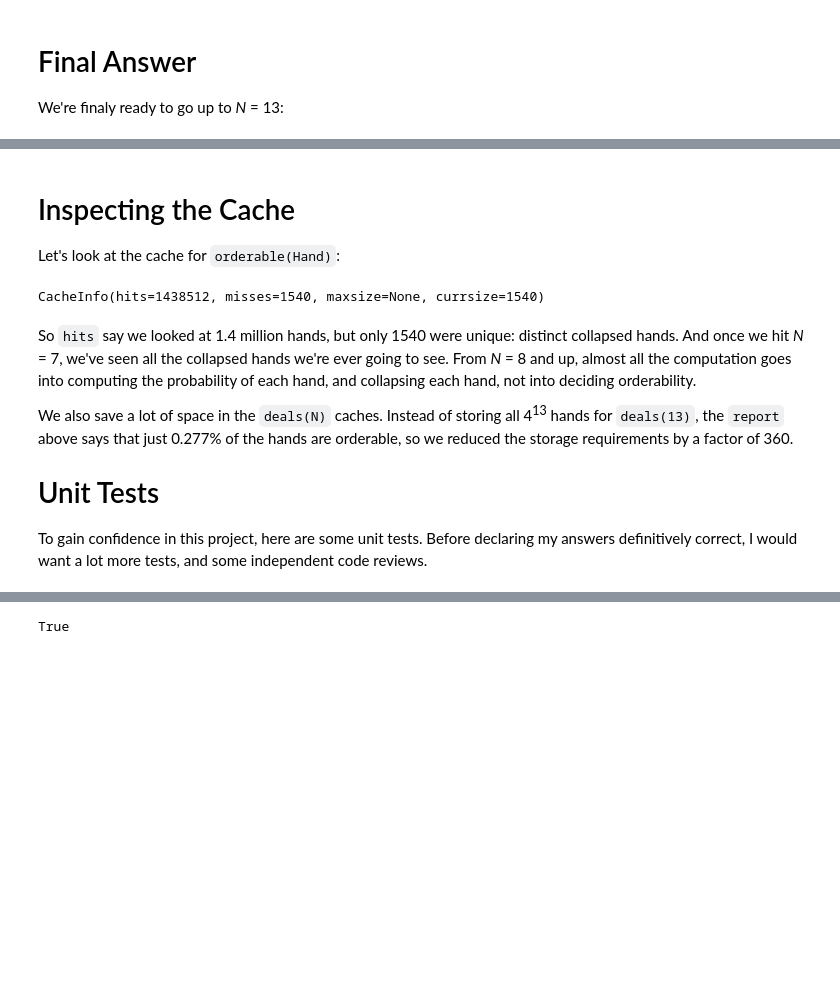
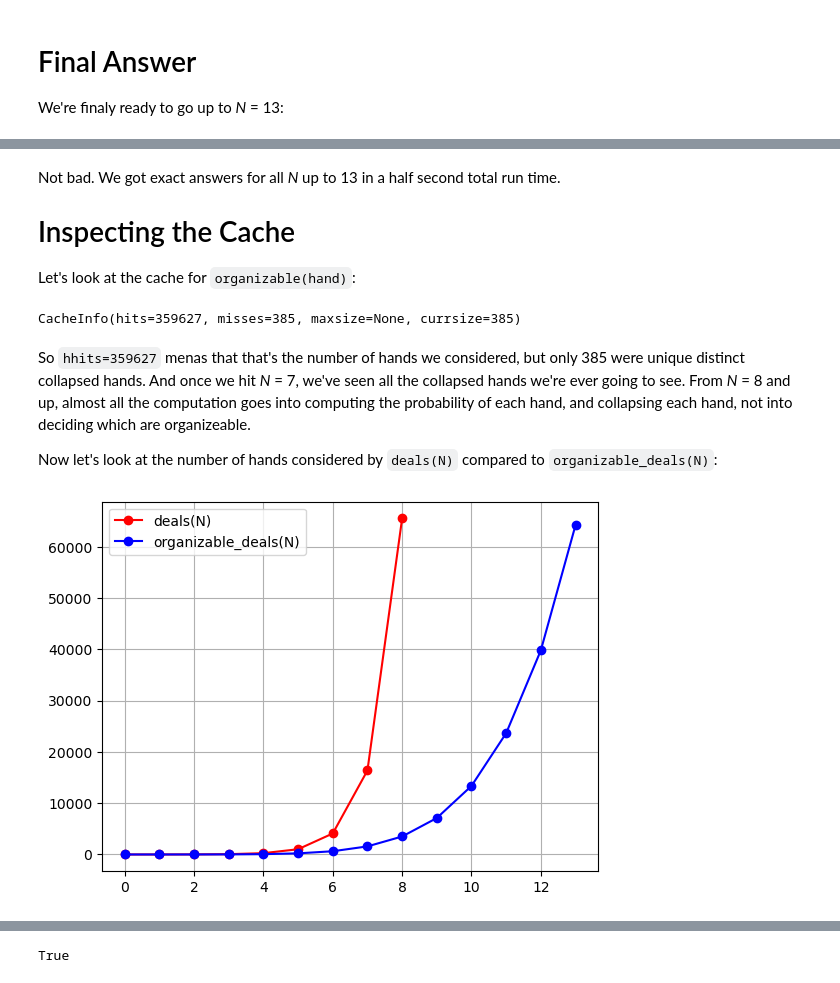
Before and after one commit to Vbubblery/pytudes, a Jupyter notebook: ipynb/Orderable Cards.ipynb, the cells around one changed output, grey strips where cells are left out. Saved outputs shown, nothing was run; the diff lists cells and outputs as text; code cells hidden in the pictures; blank space fills up the shorter version.

```diff
--- a/ipynb/Orderable Cards.ipynb
+++ b/ipynb/Orderable Cards.ipynb
@@ -102,14 +101,15 @@ In other words: a hand is properly ordered if and only if its collapsed hand is
 # %%
-def ordered(hand: Hand) -> bool:
-    """Properly ordered if each suit run appears only once, and same color suits are not adjacent (or there is only one color)."""
+def organized(hand: Hand) -> bool:
+    """Properly organized if each suit appears only once, and suits alternate colors."""
     hand1 = collapse(hand)
-    return once_each(hand1) and (len(set(colors(hand1))) == 1 or not adjacent_colors(hand1))
+    return once_each(hand1) and alternating_colors(hand1)
 
-colors = str.lower # The color of both 'B' and 'b' is 'b'; the color of both 'R' and 'r' is 'r'
+colors = str.lower # e.g. colors('RRbbrrBB') == 'rrbbrrbb'
 
-def adjacent_colors(hand: Hand) -> bool:
-    """Do two suits of the same color appear next to each other in a hand?"""
-    return 'bb' in colors(hand) or 'rr' in colors(hand)
+def alternating_colors(hand: CollapsedHand) -> bool:
+    """Do the colors of suits in the hand alternate (or is there only one color)?"""
+    C = colors(hand)
+    return ('bb' not in C and 'rr' not in C) or len(set(C)) == 1
 
 def once_each(hand: CollapsedHand) -> bool:
     """Do all the suits in a collapsed hand appear just once each?"""
@@ -149,0 +121,5 @@ def orderable_probability(N: int) -> Probability:
+# %%
+@cache
+def organizable(hand: CollapsedHand) -> bool:
+    """Can this collapsed hand be put into proper organize in one move or less?"""
+    return organized(hand) or any(map(organized, moves(hand)))
@@ -193,0 +185,14 @@ I'll redefine `orderable` and `orderable_probability` to take advantage of this.
+# %%
+@cache
+def organizable_deals(N: int) -> dict[Hand, Probability]:
+    """A dict of {hand: probability} for all organizable hands of length N."""
+    if N == 0:   # There is only one zero-card hand: the empty hand.
+        return {'': Fraction(1)}
+    elif N == 1: # Use symmetry; only consider one suit for first card
+        return {'B': Fraction(1)}
+    else:        # Every way of adding one card to (N-1)-card hands to make organizable hands
+        P = organizable_deals(N - 1)
+        return {hand + suit: P[hand] * (13 - hand.count(suit)) / (52 - len(hand))
+                for hand in P
+                for suit in suits
+                if organizable(collapse(hand + suit))}
@@ -238,16 +234,25 @@ Wall time: 2.22 s
 # %% [markdown]
+Not bad. We got exact answers for all *N* up to 13 in a half second total run time.
+
 # Inspecting the Cache
 
-Let's look at the cache for  `orderable(Hand)`:
+Let's look at the cache for  `organizable(hand)`:
 # %%
-orderable.cache_info()
+organizable.cache_info()
 # %% [output]
-CacheInfo(hits=1438512, misses=1540, maxsize=None, currsize=1540)
+CacheInfo(hits=359627, misses=385, maxsize=None, currsize=385)
 # %% [markdown]
-So `hits` say we looked at 1.4 million hands, but only 1540 were unique: distinct collapsed hands. And once we hit *N* = 7, we've seen all the collapsed hands we're ever going to see. From *N* = 8 and up, almost all the computation goes into computing the probability of each hand, and collapsing each hand, not into deciding orderability.
+So `hhits=359627` menas that that's the number of hands we considered, but only 385 were unique distinct collapsed hands. And once we hit *N* = 7, we've seen all the collapsed hands we're ever going to see. From *N* = 8 and up, almost all the computation goes into computing the probability of each hand, and collapsing each hand, not into deciding which are organizeable.
 
-We also save a lot of space in the `deals(N)` caches. Instead of storing all 4<sup>13</sup> hands for `deals(13)`, the `report` above says that just 0.277% of the hands are orderable, so we reduced the storage requirements by a factor of 360.
-
-# Unit Tests
-
-To gain confidence in this project, here are some unit tests. Before declaring my answers definitively correct, I would want a lot more tests, and some independent code reviews.
+Now let's look at the number of hands considered by `deals(N)` compared to `organizable_deals(N)`:
+# %%
+import matplotlib.pyplot as plt
+
+Ns = range(9)
+plt.plot(Ns, [len(deals(N)) for N in Ns], 'ro-', label='deals(N)')
+Ns = range(14)
+plt.plot(Ns, [len(organizable_deals(N)) for N in Ns], 'bo-', label='organizable_deals(N)')
+plt.grid(True)
+plt.legend();
+# %% [output]
+[figure, added]
```
Also changed, not shown: parts of 25 cells of this notebook.
